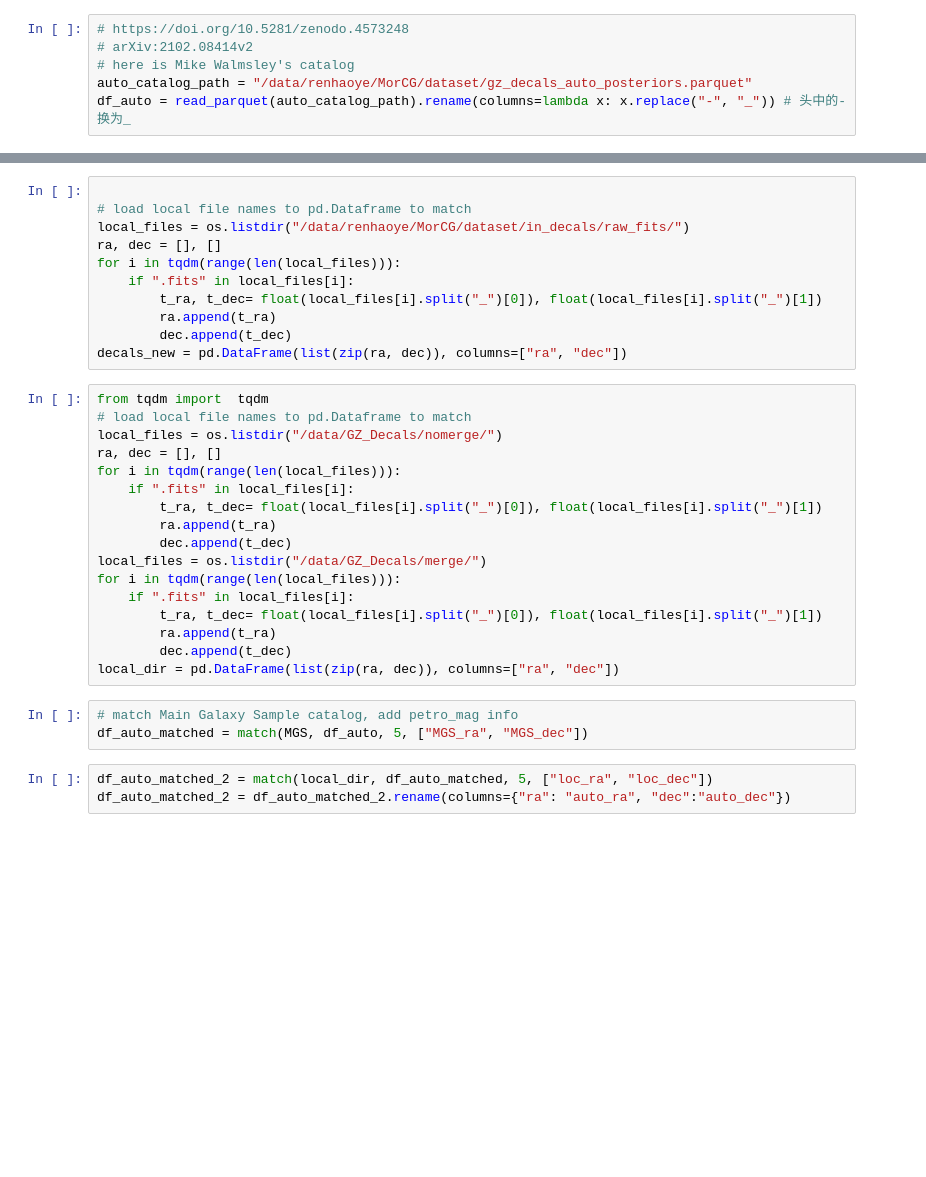
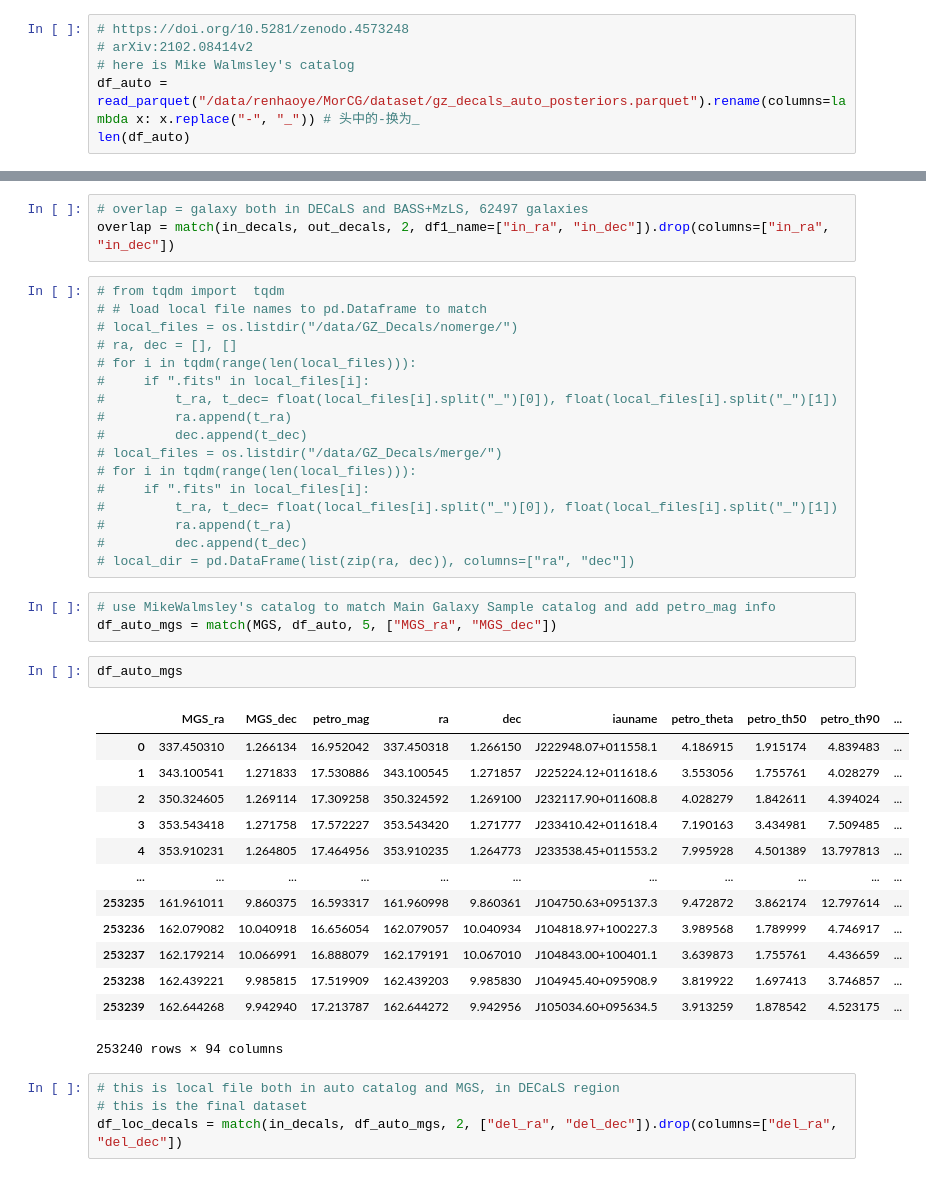
Before and after one commit to Astro-Astre/MorCG, a Jupyter notebook: preprocess/create_catalog.ipynb, the cells around one changed output, grey strips where cells are left out. Cells and saved outputs as stored; diff of their text form; blank space fills up the shorter version.

```diff
--- a/preprocess/create_catalog.ipynb
+++ b/preprocess/create_catalog.ipynb
@@ -33,5 +39,5 @@ def match(df_1, df_2, pixel, df1_name):
 # https://doi.org/10.5281/zenodo.4573248
 # arXiv:2102.08414v2
 # here is Mike Walmsley's catalog
-auto_catalog_path = "/data/renhaoye/MorCG/dataset/gz_decals_auto_posteriors.parquet"
-df_auto = read_parquet(auto_catalog_path).rename(columns=lambda x: x.replace("-", "_")) # 头中的-换为_
+df_auto = read_parquet("/data/renhaoye/MorCG/dataset/gz_decals_auto_posteriors.parquet").rename(columns=lambda x: x.replace("-", "_")) # 头中的-换为_
+len(df_auto)
@@ -85,34 +75,43 @@ test
+# %%
+# overlap = galaxy both in DECaLS and BASS+MzLS, 62497 galaxies
+overlap = match(in_decals, out_decals, 2, df1_name=["in_ra", "in_dec"]).drop(columns=["in_ra", "in_dec"])
 # %%
-
-# load local file names to pd.Dataframe to match
-local_files = os.listdir("/data/renhaoye/MorCG/dataset/in_decals/raw_fits/")
-ra, dec = [], []
-for i in tqdm(range(len(local_files))):
-    if ".fits" in local_files[i]:
-        t_ra, t_dec= float(local_files[i].split("_")[0]), float(local_files[i].split("_")[1])
-        ra.append(t_ra)
-        dec.append(t_dec)
-decals_new = pd.DataFrame(list(zip(ra, dec)), columns=["ra", "dec"])
+# from tqdm import  tqdm
+# # load local file names to pd.Dataframe to match
+# local_files = os.listdir("/data/GZ_Decals/nomerge/")
+# ra, dec = [], []
+# for i in tqdm(range(len(local_files))):
+#     if ".fits" in local_files[i]:
+#         t_ra, t_dec= float(local_files[i].split("_")[0]), float(local_files[i].split("_")[1])
+#         ra.append(t_ra)
+#         dec.append(t_dec)
+# local_files = os.listdir("/data/GZ_Decals/merge/")
+# for i in tqdm(range(len(local_files))):
+#     if ".fits" in local_files[i]:
+#         t_ra, t_dec= float(local_files[i].split("_")[0]), float(local_files[i].split("_")[1])
+#         ra.append(t_ra)
+#         dec.append(t_dec)
+# local_dir = pd.DataFrame(list(zip(ra, dec)), columns=["ra", "dec"])
-# %%
-from tqdm import  tqdm
-# load local file names to pd.Dataframe to match
-local_files = os.listdir("/data/GZ_Decals/nomerge/")
-ra, dec = [], []
-for i in tqdm(range(len(local_files))):
-    if ".fits" in local_files[i]:
-        t_ra, t_dec= float(local_files[i].split("_")[0]), float(local_files[i].split("_")[1])
-        ra.append(t_ra)
-        dec.append(t_dec)
-local_files = os.listdir("/data/GZ_Decals/merge/")
-for i in tqdm(range(len(local_files))):
-    if ".fits" in local_files[i]:
-        t_ra, t_dec= float(local_files[i].split("_")[0]), float(local_files[i].split("_")[1])
-        ra.append(t_ra)
-        dec.append(t_dec)
-local_dir = pd.DataFrame(list(zip(ra, dec)), columns=["ra", "dec"])
 # %%
-# match Main Galaxy Sample catalog, add petro_mag info
-df_auto_matched = match(MGS, df_auto, 5, ["MGS_ra", "MGS_dec"])
+# use MikeWalmsley's catalog to match Main Galaxy Sample catalog and add petro_mag info
+df_auto_mgs = match(MGS, df_auto, 5, ["MGS_ra", "MGS_dec"])
-# %%
-df_auto_matched_2 = match(local_dir, df_auto_matched, 5, ["loc_ra", "loc_dec"])
-df_auto_matched_2 = df_auto_matched_2.rename(columns={"ra": "auto_ra", "dec":"auto_dec"})
+# %%
+df_auto_mgs
+# %% [output]
+|  | MGS_ra | MGS_dec | petro_mag | ra | dec | iauname | petro_theta | petro_th50 | petro_th90 | ... |
+| 0 | 337.450310 | 1.266134 | 16.952042 | 337.450318 | 1.266150 | J222948.07+011558.1 | 4.186915 | 1.915174 | 4.839483 | ... |
+| 1 | 343.100541 | 1.271833 | 17.530886 | 343.100545 | 1.271857 | J225224.12+011618.6 | 3.553056 | 1.755761 | 4.028279 | ... |
+| 2 | 350.324605 | 1.269114 | 17.309258 | 350.324592 | 1.269100 | J232117.90+011608.8 | 4.028279 | 1.842611 | 4.394024 | ... |
+| 3 | 353.543418 | 1.271758 | 17.572227 | 353.543420 | 1.271777 | J233410.42+011618.4 | 7.190163 | 3.434981 | 7.509485 | ... |
+| 4 | 353.910231 | 1.264805 | 17.464956 | 353.910235 | 1.264773 | J233538.45+011553.2 | 7.995928 | 4.501389 | 13.797813 | ... |
+| ... | ... | ... | ... | ... | ... | ... | ... | ... | ... | ... |
+| 253235 | 161.961011 | 9.860375 | 16.593317 | 161.960998 | 9.860361 | J104750.63+095137.3 | 9.472872 | 3.862174 | 12.797614 | ... |
+| 253236 | 162.079082 | 10.040918 | 16.656054 | 162.079057 | 10.040934 | J104818.97+100227.3 | 3.989568 | 1.789999 | 4.746917 | ... |
+| 253237 | 162.179214 | 10.066991 | 16.888079 | 162.179191 | 10.067010 | J104843.00+100401.1 | 3.639873 | 1.755761 | 4.436659 | ... |
+| 253238 | 162.439221 | 9.985815 | 17.519909 | 162.439203 | 9.985830 | J104945.40+095908.9 | 3.819922 | 1.697413 | 3.746857 | ... |
+| 253239 | 162.644268 | 9.942940 | 17.213787 | 162.644272 | 9.942956 | J105034.60+095634.5 | 3.913259 | 1.878542 | 4.523175 | ... |
+253240 rows × 94 columns
+# %%
+# this is local file both in auto catalog and MGS, in DECaLS region
+# this is the final dataset
+df_loc_decals = match(in_decals, df_auto_mgs, 2, ["del_ra", "del_dec"]).drop(columns=["del_ra", "del_dec"])
```
Also changed, not shown: parts of 25 cells of this notebook.
